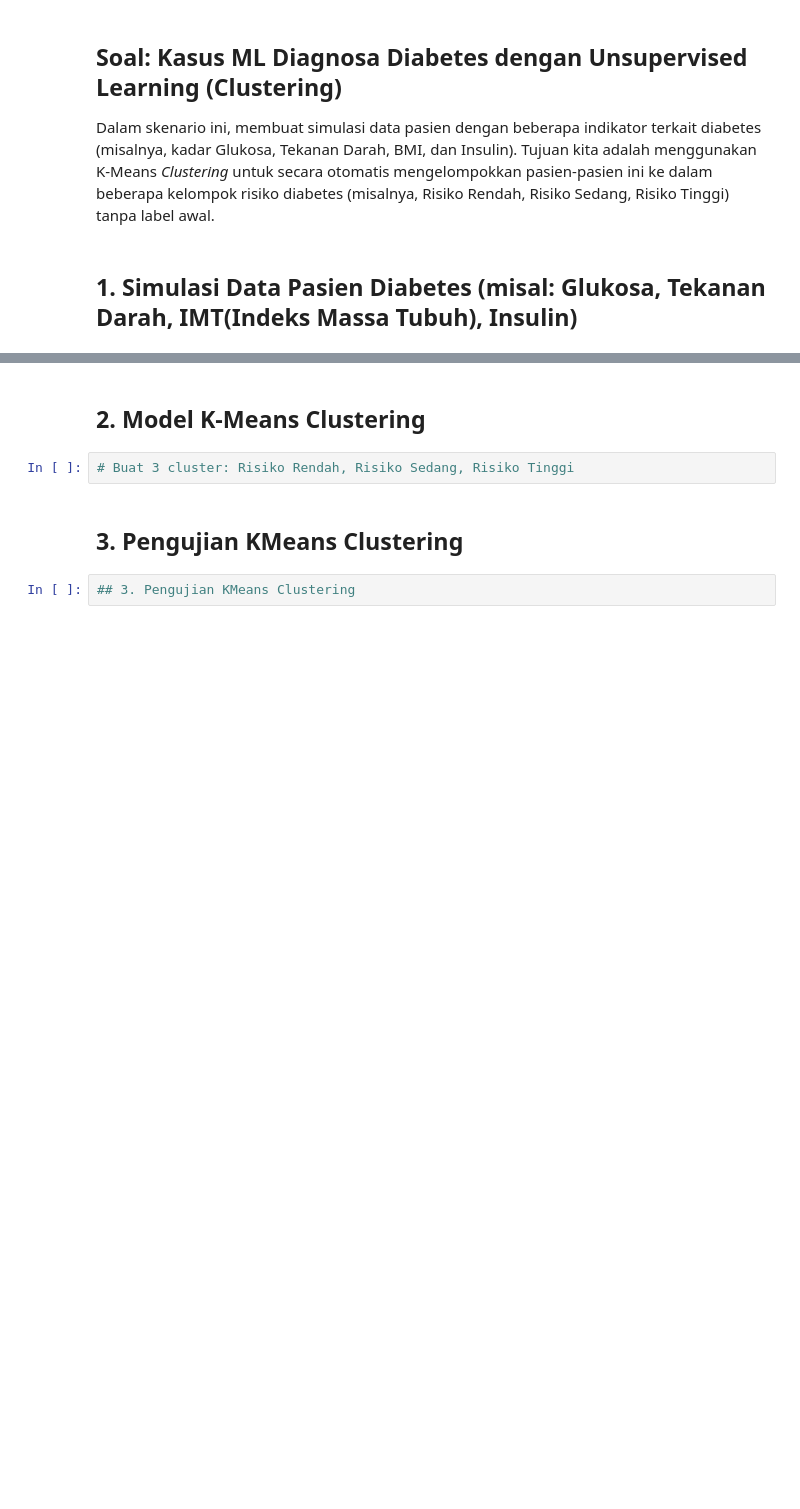
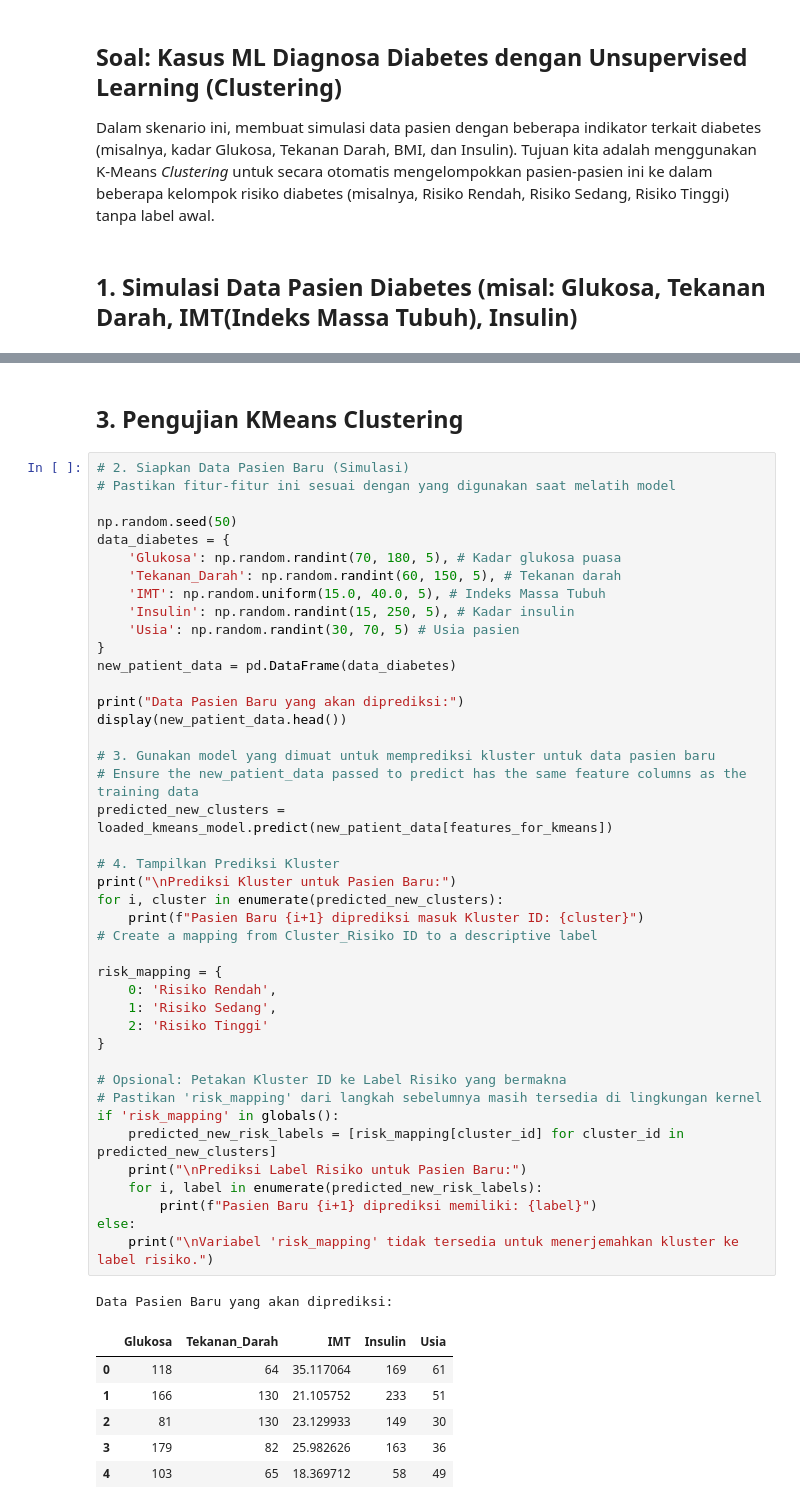
Before and after one commit to jbintarto-ai/ClassDatascience, a Jupyter notebook: Soal.ipynb, the cells around one changed output, grey strips where cells are left out. Drawn from its saved outputs; the diff is of its cells as text; blank space fills up the shorter version.

```diff
--- a/Soal.ipynb
+++ b/Soal.ipynb
@@ -32,8 +62,52 @@ display(df_diabetes.head())
-# %% [markdown]
-## 2. Model K-Means Clustering
-# %%
-# Buat 3 cluster: Risiko Rendah, Risiko Sedang, Risiko Tinggi
 # %% [markdown]
 ## 3. Pengujian KMeans Clustering
 # %%
-## 3. Pengujian KMeans Clustering
+# 2. Siapkan Data Pasien Baru (Simulasi)
+# Pastikan fitur-fitur ini sesuai dengan yang digunakan saat melatih model
+
+np.random.seed(50)
+data_diabetes = {
+    'Glukosa': np.random.randint(70, 180, 5), # Kadar glukosa puasa
+    'Tekanan_Darah': np.random.randint(60, 150, 5), # Tekanan darah
+    'IMT': np.random.uniform(15.0, 40.0, 5), # Indeks Massa Tubuh
+    'Insulin': np.random.randint(15, 250, 5), # Kadar insulin
+    'Usia': np.random.randint(30, 70, 5) # Usia pasien
+}
+new_patient_data = pd.DataFrame(data_diabetes)
+
+print("Data Pasien Baru yang akan diprediksi:")
+display(new_patient_data.head())
+
+# 3. Gunakan model yang dimuat untuk memprediksi kluster untuk data pasien baru
+# Ensure the new_patient_data passed to predict has the same feature columns as the training data
+predicted_new_clusters = loaded_kmeans_model.predict(new_patient_data[features_for_kmeans])
+
+# 4. Tampilkan Prediksi Kluster
+print("\nPrediksi Kluster untuk Pasien Baru:")
+for i, cluster in enumerate(predicted_new_clusters):
+    print(f"Pasien Baru {i+1} diprediksi masuk Kluster ID: {cluster}")
+# Create a mapping from Cluster_Risiko ID to a descriptive label
+
+risk_mapping = {
+    0: 'Risiko Rendah',
+    1: 'Risiko Sedang',
+    2: 'Risiko Tinggi'
+}
+
+# Opsional: Petakan Kluster ID ke Label Risiko yang bermakna
+# Pastikan 'risk_mapping' dari langkah sebelumnya masih tersedia di lingkungan kernel
+if 'risk_mapping' in globals():
+    predicted_new_risk_labels = [risk_mapping[cluster_id] for cluster_id in predicted_new_clusters]
+    print("\nPrediksi Label Risiko untuk Pasien Baru:")
+    for i, label in enumerate(predicted_new_risk_labels):
+        print(f"Pasien Baru {i+1} diprediksi memiliki: {label}")
+else:
+    print("\nVariabel 'risk_mapping' tidak tersedia untuk menerjemahkan kluster ke label risiko.")
+# %% [output]
+Data Pasien Baru yang akan diprediksi:
+|  | Glukosa | Tekanan_Darah | IMT | Insulin | Usia |
+| 0 | 118 | 64 | 35.117064 | 169 | 61 |
+| 1 | 166 | 130 | 21.105752 | 233 | 51 |
+| 2 | 81 | 130 | 23.129933 | 149 | 30 |
+| 3 | 179 | 82 | 25.982626 | 163 | 36 |
+| 4 | 103 | 65 | 18.369712 | 58 | 49 |
```
Also changed, not shown: parts of 4 cells of this notebook, 1 other file.
